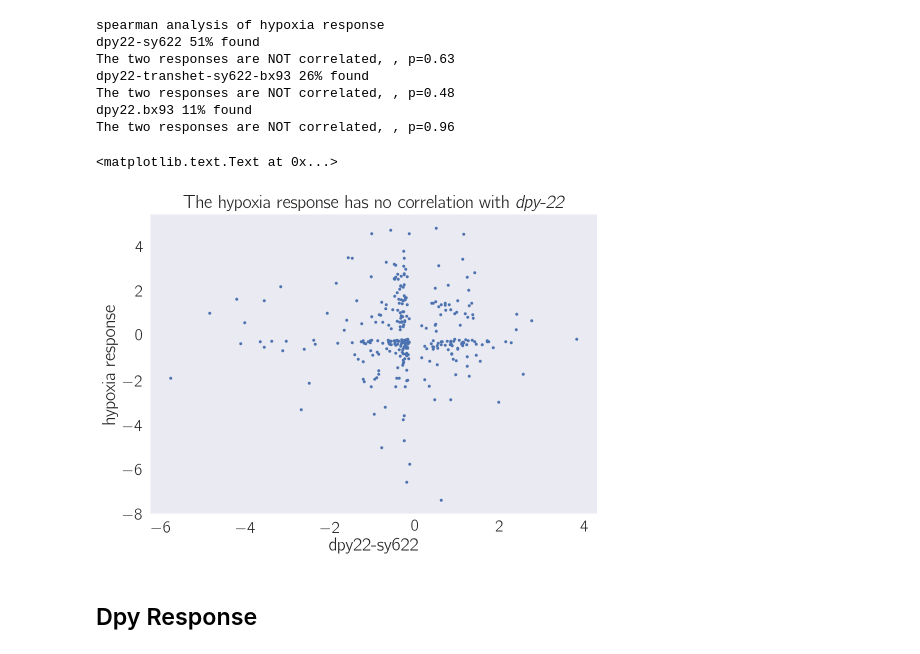
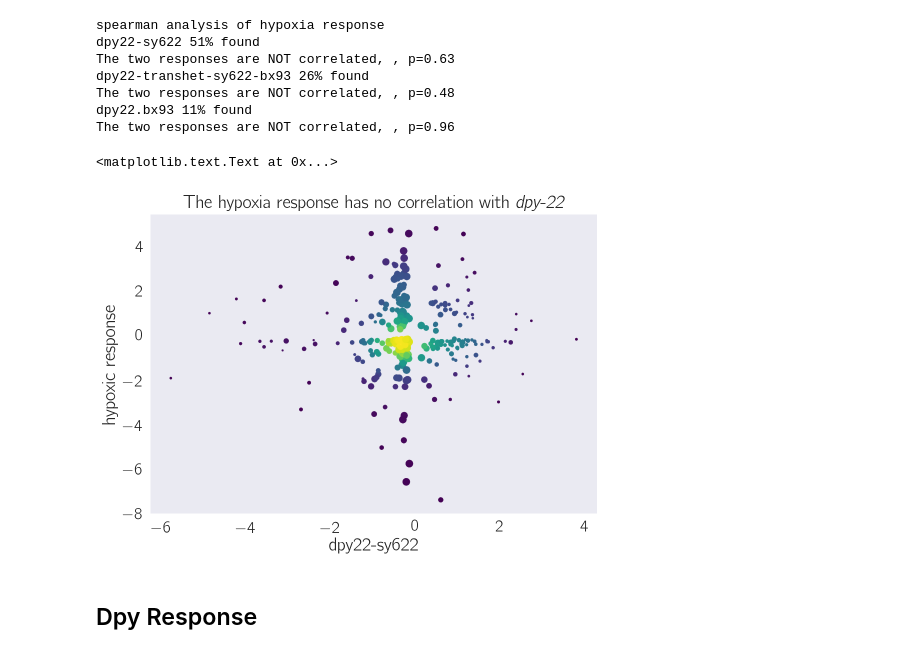
Before and after one commit to WormLabCaltech/med-cafe, a Jupyter notebook: src/5. Enrichment analysis of phenotypic classes.ipynb, the cells around one changed output. Drawn from its saved outputs; the diff is of its cells as text; code cells hidden in the pictures.

```diff
--- a/src/5. Enrichment analysis of phenotypic classes.ipynb
+++ b/src/5. Enrichment analysis of phenotypic classes.ipynb
@@ -261,12 +261,31 @@ def spearman(dataset, alpha=10**-3, min_frac=0.1, q=0.1):
         else:
             print('The two responses are NOT correlated, , p={0:.2g}'.format(spearman.pvalue))
 
-def plot_response(dataset, genotype='dpy22-sy622', q=0.1):
+def density_color(x, y):
+    points = np.vstack([x, y])
+    z = scipy.stats.gaussian_kde(points)(points)
+    return z
+
+def pretty_plot(x, y, se_x, s0=5, ax=None, **kwargs):
+    size = np.sqrt(se_x)
+    if ax is not None:
+        ax.scatter(x, y, s=s0/size, **kwargs)
+    else:
+        fig, ax = plt.subplots()
+        ax.scatter(x, y, s=s0/size, **kwargs)
+    return ax
+
+def plot_response(dataset, genotype='dpy22-sy622', q=0.1, s0=3, ax=None, **kwargs):
     """Given a dataset, plot the genes that are DE in the specified genotype against the dataset values."""
+    label = kwargs.pop('label', True)
     x = tidy[(tidy.target_id.isin(dataset.target_id)) & (tidy.qval < q) & (tidy.genotype == genotype)].copy()
     y = dataset[dataset.target_id.isin(x.target_id)].copy()
-    plt.plot(x.b, y.b, 'o', ms=3)
-    plt.xlabel(genotype)
+
+    color = density_color(x.b, y.b)
+    ax = pretty_plot(x.b, y.b, x.se_b**2, s0, ax=ax, c=color, **kwargs)
+    if label == True:
+        ax.set_xlabel(genotype)
+    return ax
 # %% [markdown]
 ## Hypoxia Response
 # %%
@@ -294,12 +313,12 @@ The two responses are NOT correlated, , p=0.48
 dpy22.bx93 11% found
 The two responses are NOT correlated, , p=0.96
 # %%
-plot_response(hypoxia)
-plt.ylabel('hypoxia response')
+plot_response(hypoxia, cmap='viridis')
+plt.ylabel('hypoxic response')
 plt.title('The hypoxia response has no correlation with \emph{dpy-22}')
 # %% [output]
 <matplotlib.text.Text at 0x...>
-[figure, old version]
+[figure, new version]
 # %% [markdown]
 ## Dpy Response
 # %%
```
Also changed, not shown: parts of 15 cells of this notebook, 8 other files.
